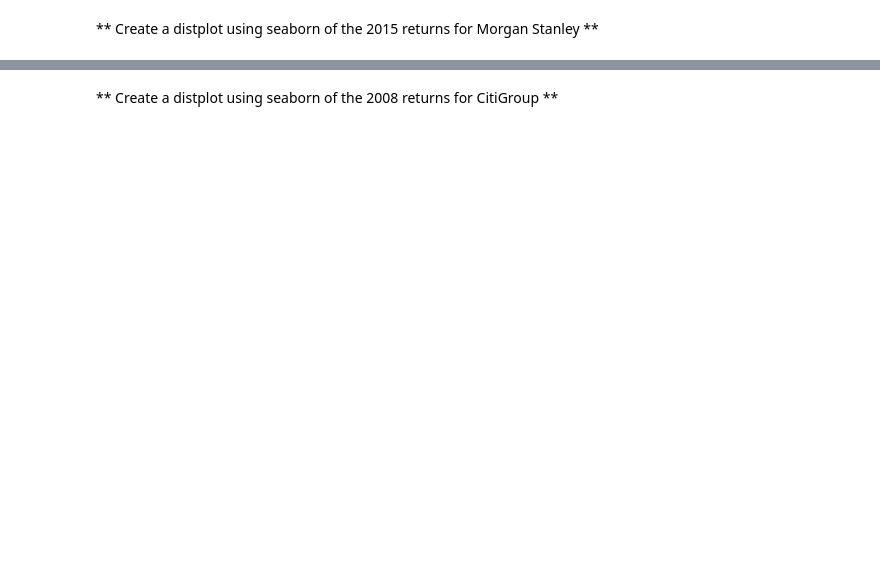
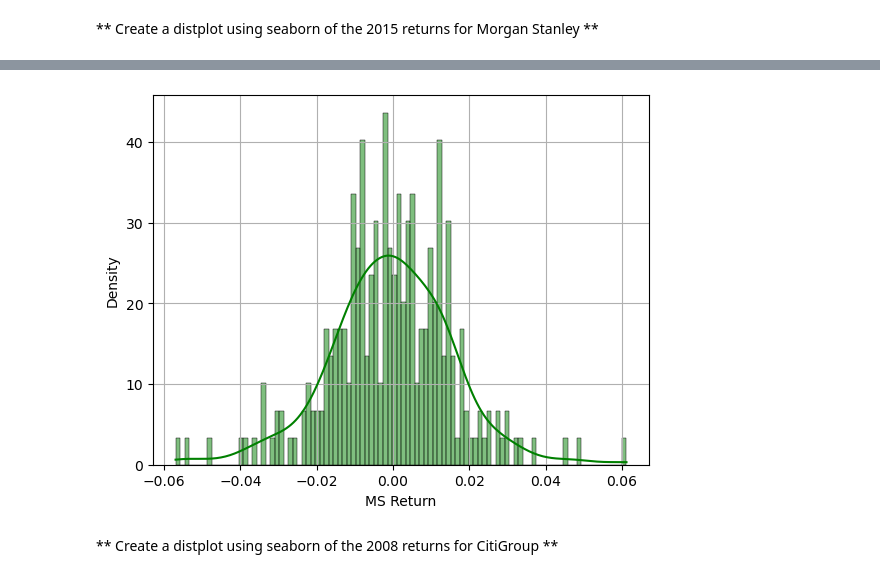
Before and after one commit to SpeedBird789/Data-Capstone-Project, a Jupyter notebook: Finance Project My Attempt.ipynb, the cells around one changed output, grey strips where cells are left out. Cells and saved outputs as stored; diff of their text form; code cells hidden in the pictures; blank space fills up the shorter version.

```diff
--- a/Finance Project My Attempt.ipynb
+++ b/Finance Project My Attempt.ipynb
@@ -209,2 +209,8 @@ using a non-integer number instead of an integer will result in an error in the
+# %%
+sns.histplot(returns['MS Return'].loc['2015'], kde=True, stat="density", bins=100, color='green') # distplot() is deprecated  now
+plt.grid()
+plt.show()
+# %% [output]
+[figure, added]
 # %% [markdown]
 ** Create a distplot using seaborn of the 2008 returns for CitiGroup **
```
Also changed, not shown: parts of 11 cells of this notebook.
